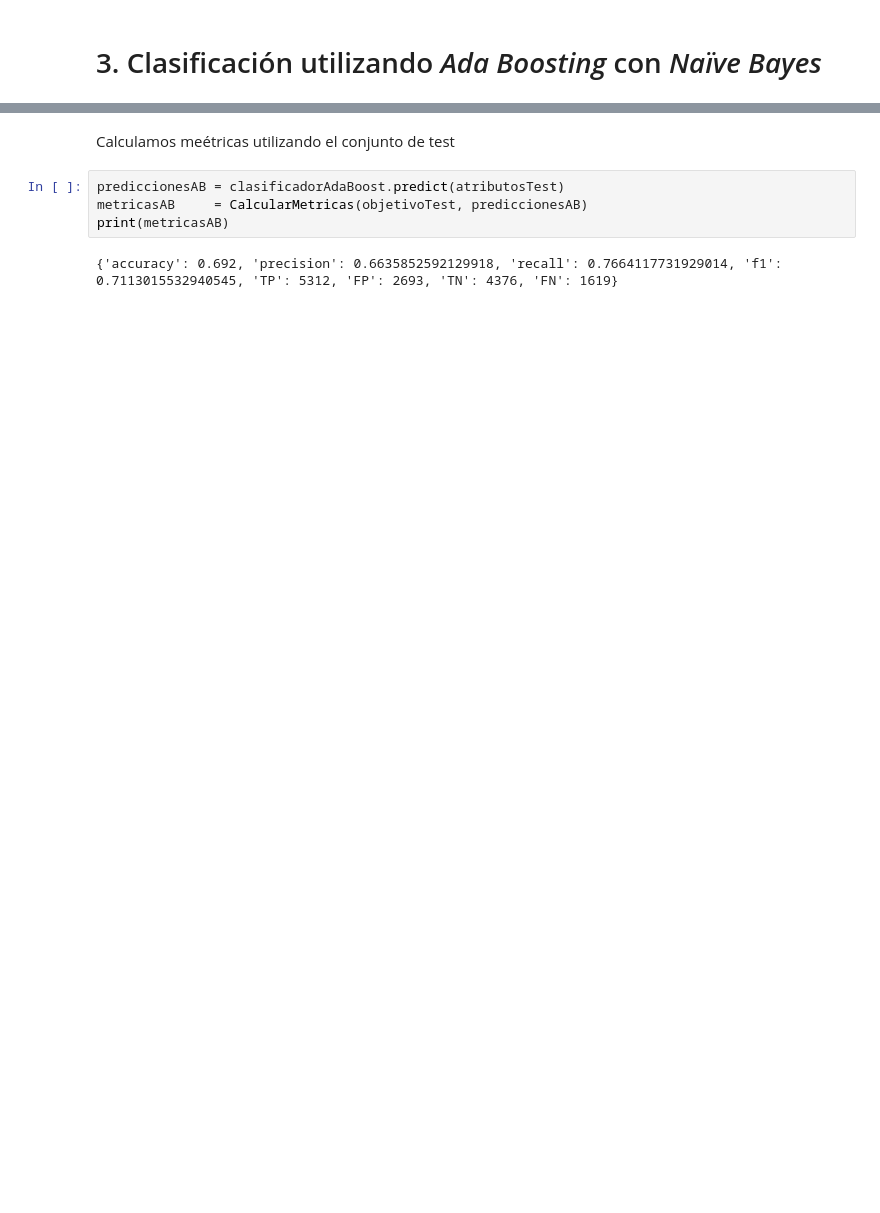
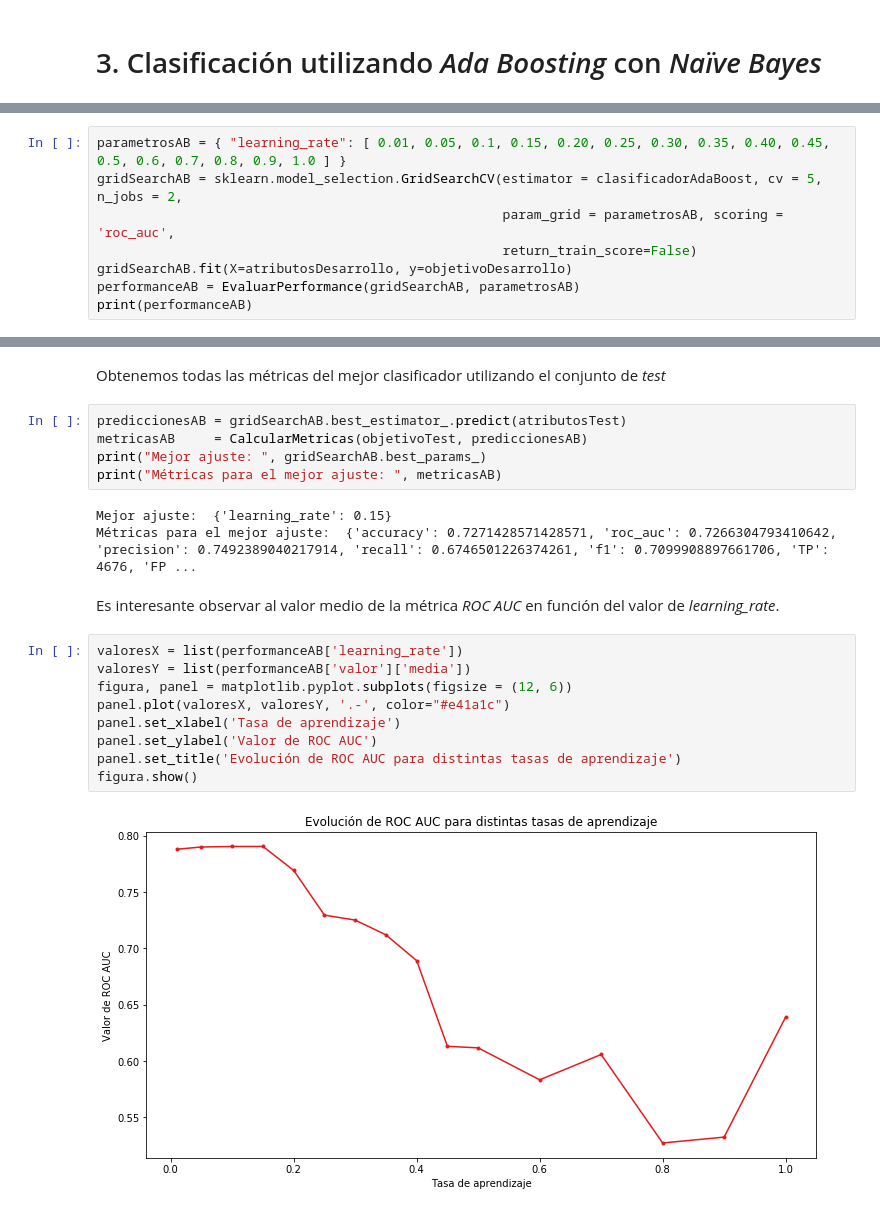
Before and after one commit to srovere/maestria-data-mining, a Jupyter notebook: src/python/aprendizaje-automatico/TP2/Ensambles.ipynb, the cells around one changed output, grey strips where cells are left out. Drawn from its saved outputs; the diff is of its cells as text; blank space fills up the shorter version.

```diff
--- a/src/python/aprendizaje-automatico/TP2/Ensambles.ipynb
+++ b/src/python/aprendizaje-automatico/TP2/Ensambles.ipynb
@@ -151,0 +211,8 @@ AdaBoostClassifier(algorithm='SAMME.R',
+# %%
+parametrosAB = { "learning_rate": [ 0.01, 0.05, 0.1, 0.15, 0.20, 0.25, 0.30, 0.35, 0.40, 0.45, 0.5, 0.6, 0.7, 0.8, 0.9, 1.0 ] }
+gridSearchAB = sklearn.model_selection.GridSearchCV(estimator = clasificadorAdaBoost, cv = 5, n_jobs = 2,
+                                                    param_grid = parametrosAB, scoring = 'roc_auc',
+                                                    return_train_score=False)
+gridSearchAB.fit(X=atributosDesarrollo, y=objetivoDesarrollo)
+performanceAB = EvaluarPerformance(gridSearchAB, parametrosAB)
+print(performanceAB)
@@ -152,8 +238,23 @@ AdaBoostClassifier(algorithm='SAMME.R',
 # %% [markdown]
-Calculamos meétricas utilizando el conjunto de test
+Obtenemos todas las métricas del mejor clasificador utilizando el conjunto de *test*
 # %%
-prediccionesAB = clasificadorAdaBoost.predict(atributosTest)
+prediccionesAB = gridSearchAB.best_estimator_.predict(atributosTest)
 metricasAB     = CalcularMetricas(objetivoTest, prediccionesAB)
-print(metricasAB)
+print("Mejor ajuste: ", gridSearchAB.best_params_)
+print("Métricas para el mejor ajuste: ", metricasAB)
 # %% [output]
-{'accuracy': 0.692, 'precision': 0.6635852592129918, 'recall': 0.7664117731929014, 'f1': 0.7113015532940545, 'TP': 5312, 'FP': 2693, 'TN': 4376, 'FN': 1619}
+Mejor ajuste:  {'learning_rate': 0.15}
+Métricas para el mejor ajuste:  {'accuracy': 0.7271428571428571, 'roc_auc': 0.7266304793410642, 'precision': 0.7492389040217914, 'recall': 0.6746501226374261, 'f1': 0.7099908897661706, 'TP': 4676, 'FP ...
+# %% [markdown]
+Es interesante observar al valor medio de la métrica *ROC AUC* en función del valor de *learning_rate*.
+# %%
+valoresX = list(performanceAB['learning_rate'])
+valoresY = list(performanceAB['valor']['media'])
+figura, panel = matplotlib.pyplot.subplots(figsize = (12, 6))
+panel.plot(valoresX, valoresY, '.-', color="#e41a1c")
+panel.set_xlabel('Tasa de aprendizaje')
+panel.set_ylabel('Valor de ROC AUC')
+panel.set_title('Evolución de ROC AUC para distintas tasas de aprendizaje')
+figura.show()
+# %% [output]
+[figure, added]
```
Also changed, not shown: parts of 15 cells of this notebook.
